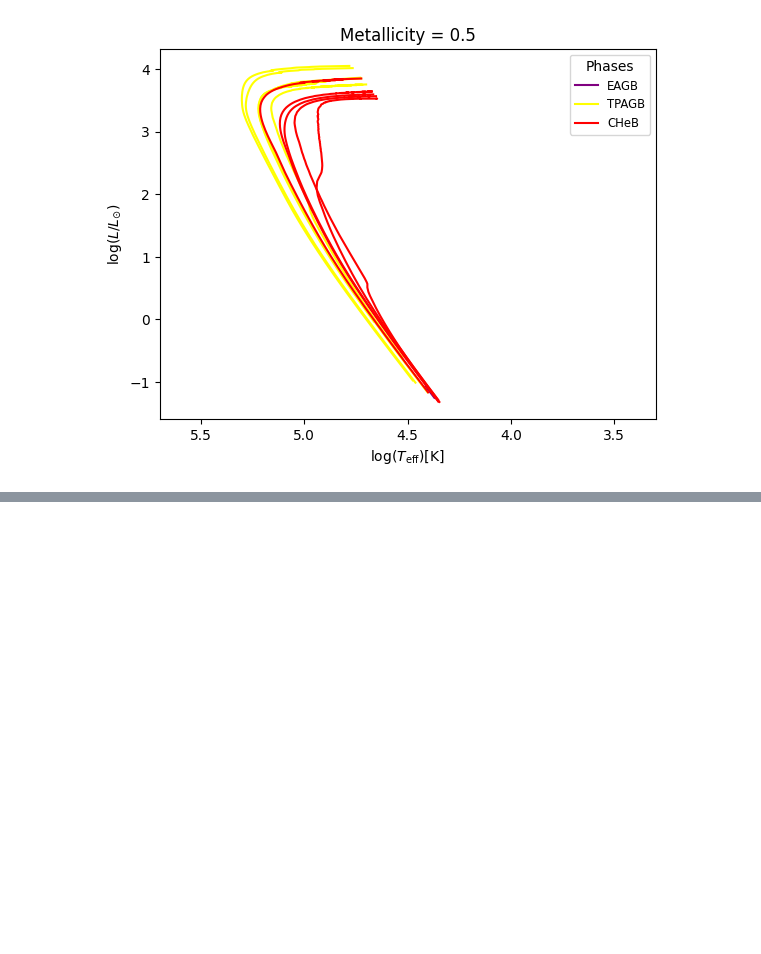
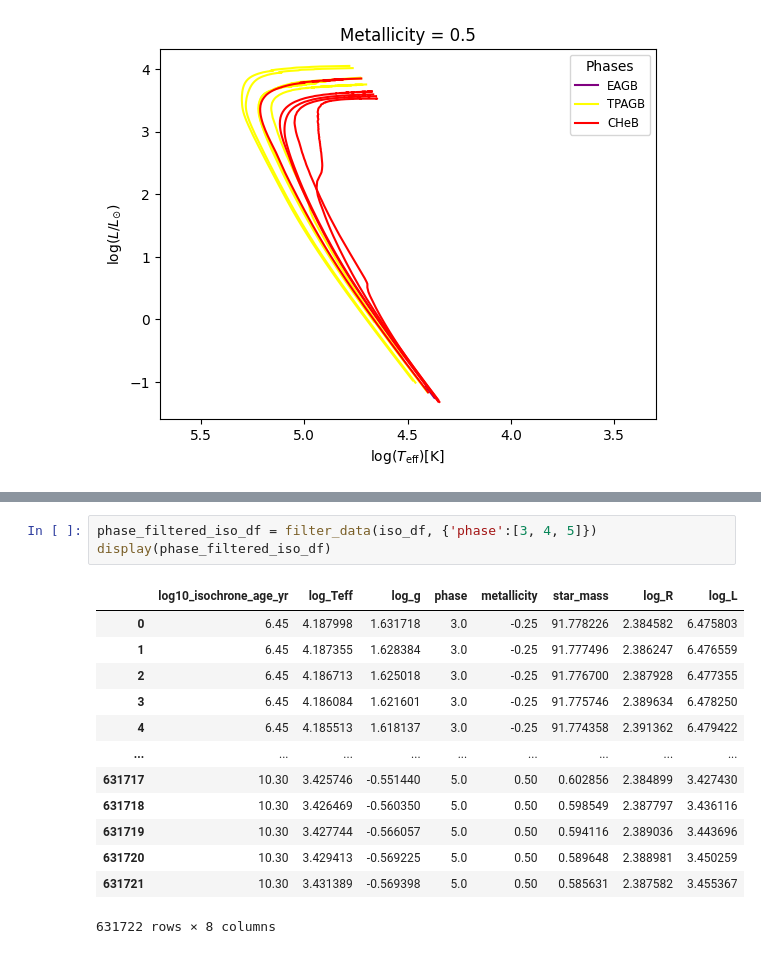
Before and after one commit to anpirott/thesis, a Jupyter notebook: notebooks/physics/MIST_data_checking.ipynb, the cells around one changed output, grey strips where cells are left out. Drawn from its saved outputs; the diff is of its cells as text; blank space fills up the shorter version.

```diff
--- a/notebooks/physics/MIST_data_checking.ipynb
+++ b/notebooks/physics/MIST_data_checking.ipynb
@@ -482,0 +510,17 @@ show_HR(phase_log_R_filtered_iso_df)
+# %%
+phase_filtered_iso_df = filter_data(iso_df, {'phase':[3, 4, 5]})
+display(phase_filtered_iso_df)
+# %% [output]
+|  | log10_isochrone_age_yr | log_Teff | log_g | phase | metallicity | star_mass | log_R | log_L |
+| 0 | 6.45 | 4.187998 | 1.631718 | 3.0 | -0.25 | 91.778226 | 2.384582 | 6.475803 |
+| 1 | 6.45 | 4.187355 | 1.628384 | 3.0 | -0.25 | 91.777496 | 2.386247 | 6.476559 |
+| 2 | 6.45 | 4.186713 | 1.625018 | 3.0 | -0.25 | 91.776700 | 2.387928 | 6.477355 |
+| 3 | 6.45 | 4.186084 | 1.621601 | 3.0 | -0.25 | 91.775746 | 2.389634 | 6.478250 |
+| 4 | 6.45 | 4.185513 | 1.618137 | 3.0 | -0.25 | 91.774358 | 2.391362 | 6.479422 |
+| ... | ... | ... | ... | ... | ... | ... | ... | ... |
+| 631717 | 10.30 | 3.425746 | -0.551440 | 5.0 | 0.50 | 0.602856 | 2.384899 | 3.427430 |
+| 631718 | 10.30 | 3.426469 | -0.560350 | 5.0 | 0.50 | 0.598549 | 2.387797 | 3.436116 |
+| 631719 | 10.30 | 3.427744 | -0.566057 | 5.0 | 0.50 | 0.594116 | 2.389036 | 3.443696 |
+| 631720 | 10.30 | 3.429413 | -0.569225 | 5.0 | 0.50 | 0.589648 | 2.388981 | 3.450259 |
+| 631721 | 10.30 | 3.431389 | -0.569398 | 5.0 | 0.50 | 0.585631 | 2.387582 | 3.455367 |
+631722 rows × 8 columns
```
Also changed, not shown: parts of 5 cells of this notebook, 2 other files.
